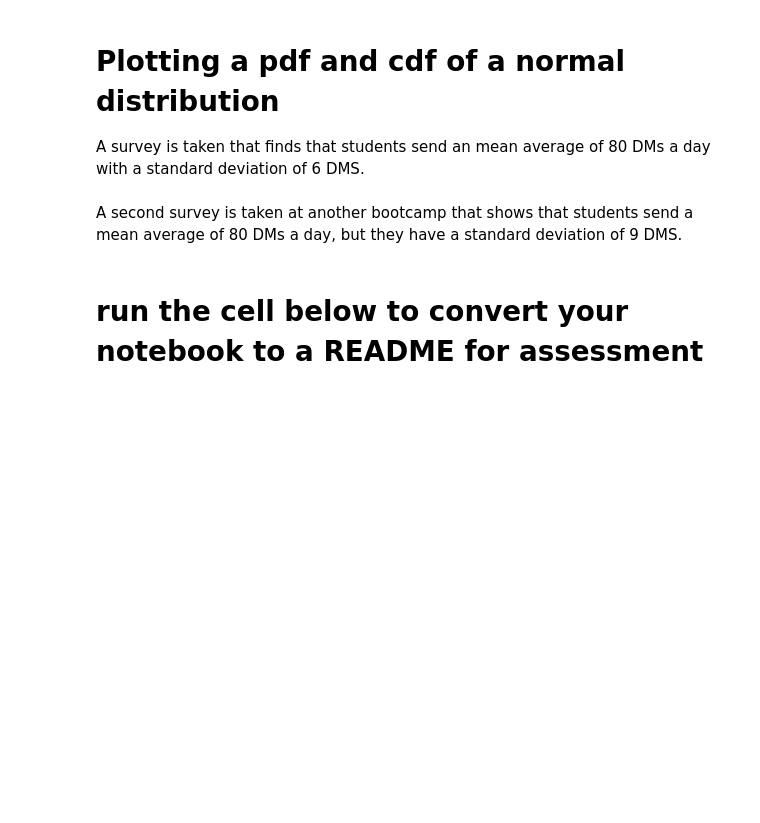
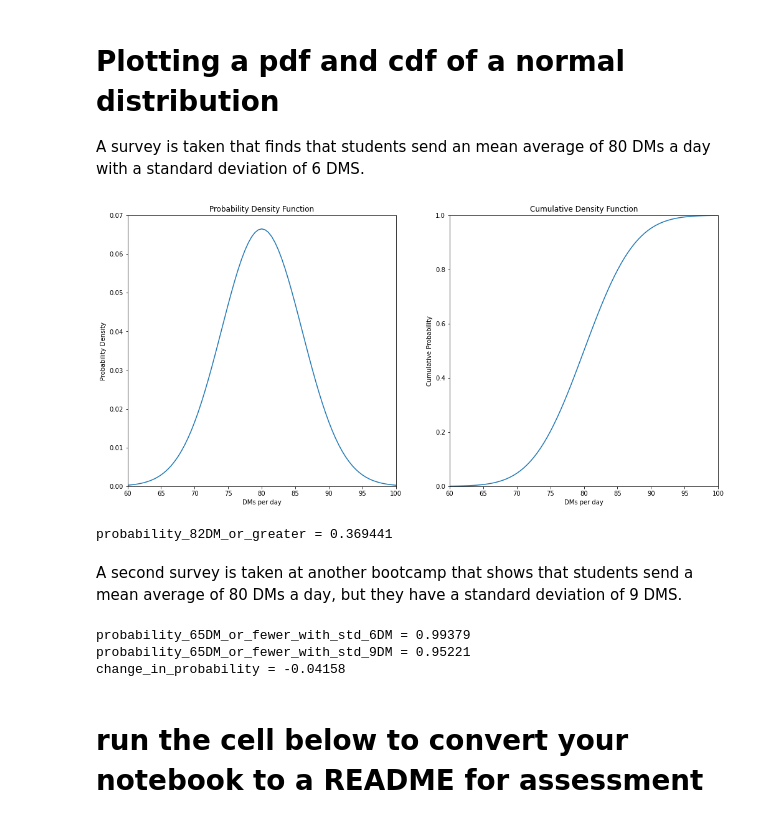
Before and after one commit to korinzumike/topic11-topic13-assessment, a Jupyter notebook: assessment.ipynb, the cells around one changed output. Cells and saved outputs as stored; diff of their text form; code cells hidden in the pictures; blank space fills up the shorter version.

```diff
--- a/assessment.ipynb
+++ b/assessment.ipynb
@@ -395,10 +393,63 @@ A survey is taken that finds that students send an mean average of 80 DMs a day
+# %%
+from scipy.stats import norm
+
+
+# plot the pdf and cdf of this normal distribution. level up if you can do it in subplots
+
+x = np.arange(60, 100.1, 0.5)
+
+dm_per_day_mean, dm_per_day_std = 80, 6
+pdf_x = norm.pdf(x, loc=dm_per_day_mean, scale=dm_per_day_std)
+cdf_x = norm.cdf(x, loc=dm_per_day_mean, scale=dm_per_day_std)
+
+fig = plt.figure(figsize=(17,8))
+ax1 = fig.add_subplot(121)
+ax2 = fig.add_subplot(122)
+
+ax1.plot(x, pdf_x)
+ax1.set_title("Probability Density Function")
+ax1.set_xlabel('DMs per day')
+ax1.set_ylabel('Probability Density')
+ax1.set_ylim(bottom=0, top=0.07)
+ax1.set_xlim(left=60, right=100)
+
+ax2.plot(x, cdf_x)
+ax2.set_title("Cumulative Density Function")
+ax2.set_xlabel('DMs per day')
+ax2.set_ylabel('Cumulative Probability')
+ax2.set_ylim(bottom=0, top=1)
+ax2.set_xlim(left=60, right=100)
+
+plt.show()
+# %% [output]
+[figure, added]
 # %%
 # what is the probability of drawing a student that sends at least 82 DMs a day?
+
+probability_82DM_or_greater = round(1 - norm.cdf(82, loc=dm_per_day_mean, scale=dm_per_day_std),6)
+
+print("probability_82DM_or_greater = " + repr(probability_82DM_or_greater))
+# %% [output]
+probability_82DM_or_greater = 0.369441
 # %% [markdown]
 A second survey is taken at another bootcamp that shows that students send a mean average of
 80 DMs a day, but they have a standard deviation of 9 DMS.
 # %%
 # What is the difference in the probability of finding a student that sends, at most, 65 DMs a day?
+
+probability_65DM_or_fewer_with_std_6DM = round(1 - norm.cdf(65, loc=80, scale=6),6)
+probability_65DM_or_fewer_with_std_9DM = round(1 - norm.cdf(65, loc=80, scale=9),6)
+
+print("probability_65DM_or_fewer_with_std_6DM = " + repr(probability_65DM_or_fewer_with_std_6DM))
+print("probability_65DM_or_fewer_with_std_9DM = " + repr(probability_65DM_or_fewer_with_std_9DM))
+
+change_in_probability_65DM_or_fewer = round(probability_65DM_or_fewer_with_std_9DM -
+                                            probability_65DM_or_fewer_with_std_6DM, 6)
+print("change_in_probability = " + repr(change_in_probability_65DM_or_fewer))
+# %% [output]
+probability_65DM_or_fewer_with_std_6DM = 0.99379
+probability_65DM_or_fewer_with_std_9DM = 0.95221
+change_in_probability = -0.04158
 # %% [markdown]
 # run the cell below to convert your notebook to a README for assessment
 # %%
```
Also changed, not shown: parts of 4 cells of this notebook, 8 other files.
